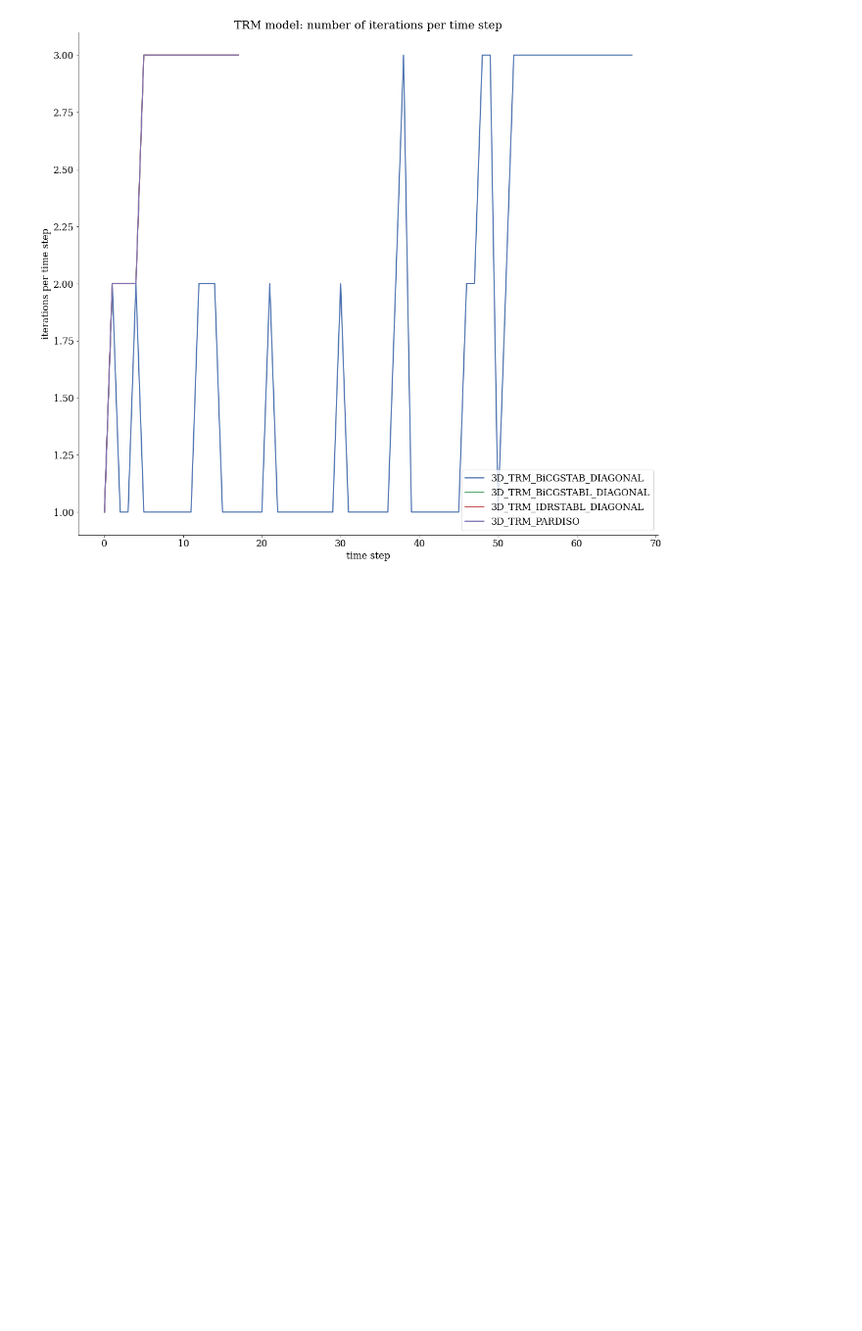
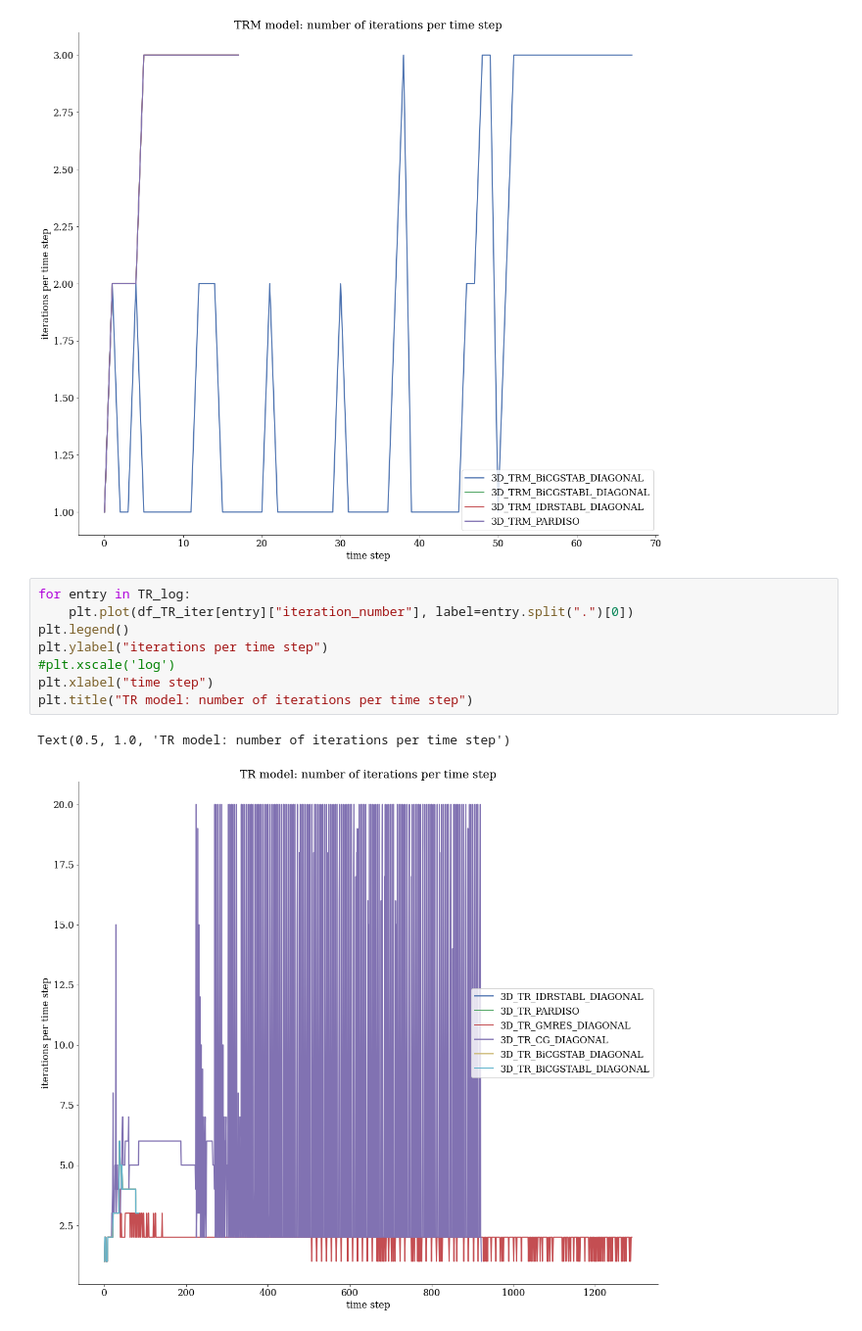
Before and after one commit to joergbuchwald/OGS_Solver_Comparison, a Jupyter notebook: notebooks/3D_eigen_linear_solver_test.ipynb, the cells around one changed output. Shown: that part at 98% size. Drawn from its saved outputs; the diff is of its cells as text; blank space fills up the shorter version.

```diff
--- a/notebooks/3D_eigen_linear_solver_test.ipynb
+++ b/notebooks/3D_eigen_linear_solver_test.ipynb
@@ -86,3 +110,14 @@ plt.title("TRM model: number of iterations per time step")
 # %% [output]
 Text(0.5, 1.0, 'TRM model: number of iterations per time step')
 [figure]
+# %%
+for entry in TR_log:
+    plt.plot(df_TR_iter[entry]["iteration_number"], label=entry.split(".")[0])
+plt.legend()
+plt.ylabel("iterations per time step")
+#plt.xscale('log')
+plt.xlabel("time step")
+plt.title("TR model: number of iterations per time step")
+# %% [output]
+Text(0.5, 1.0, 'TR model: number of iterations per time step')
+[figure, added]
```
Also changed, not shown: parts of 5 cells of this notebook.
